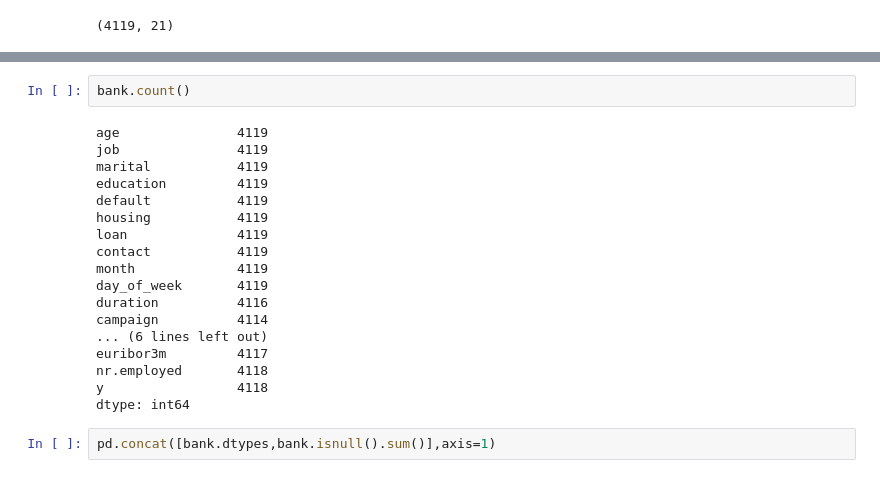
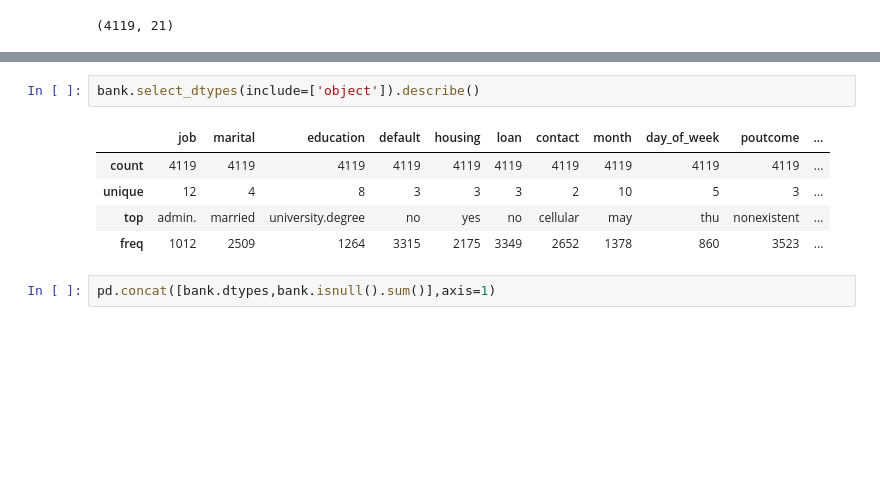
Before and after one commit to dusicastepic/BankMarketingClassificationProblem, a Jupyter notebook: Leptiric uno.ipynb, the cells around one changed output, grey strips where cells are left out. Saved outputs shown, nothing was run; the diff lists cells and outputs as text; blank space fills up the shorter version.

```diff
--- a/Leptiric uno.ipynb
+++ b/Leptiric uno.ipynb
@@ -23,26 +23,14 @@ bank.describe()
 | 50% | 38.000000 | 181.000000 | 2.000000 | 999.000000 | 0.000000 | 1.100000 | 93.749000 | -41.800000 | ... |
 | 75% | 47.000000 | 317.250000 | 3.000000 | 999.000000 | 0.000000 | 1.400000 | 93.994000 | -36.400000 | ... |
 | max | 88.000000 | 3643.000000 | 35.000000 | 999.000000 | 6.000000 | 1.400000 | 94.767000 | 1.266000 | ... |
-# %%
-bank.count()
-# %% [output]
-age               4119
-job               4119
-marital           4119
-education         4119
-default           4119
-housing           4119
-loan              4119
-contact           4119
-month             4119
-day_of_week       4119
-duration          4116
-campaign          4114
-... (6 lines left out)
-euribor3m         4117
-nr.employed       4118
-y                 4118
-dtype: int64
+# %%
+bank.select_dtypes(include=['object']).describe()
+# %% [output]
+|  | job | marital | education | default | housing | loan | contact | month | day_of_week | poutcome | ... |
+| count | 4119 | 4119 | 4119 | 4119 | 4119 | 4119 | 4119 | 4119 | 4119 | 4119 | ... |
+| unique | 12 | 4 | 8 | 3 | 3 | 3 | 2 | 10 | 5 | 3 | ... |
+| top | admin. | married | university.degree | no | yes | no | cellular | may | thu | nonexistent | ... |
+| freq | 1012 | 2509 | 1264 | 3315 | 2175 | 3349 | 2652 | 1378 | 860 | 3523 | ... |
 # %%
 pd.concat([bank.dtypes,bank.isnull().sum()],axis=1)
 # %% [output]
```
Also changed, not shown: parts of 49 cells of this notebook.
